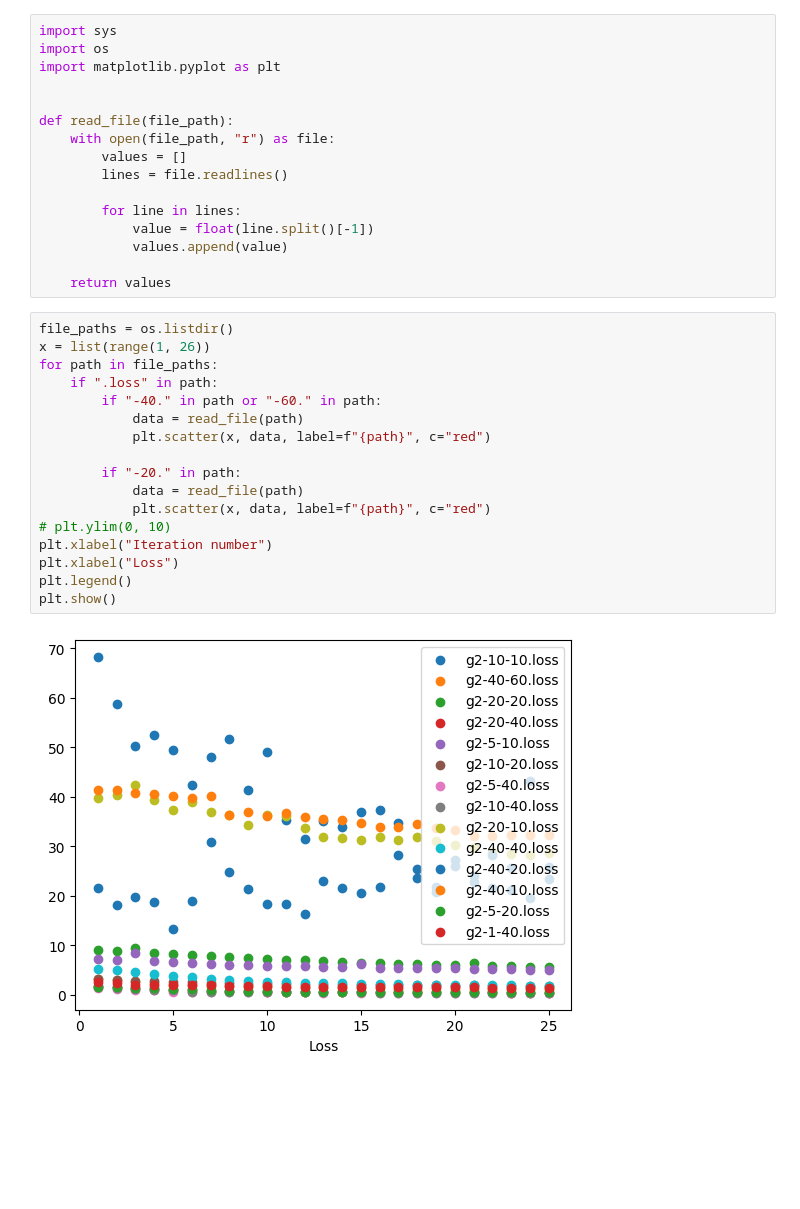
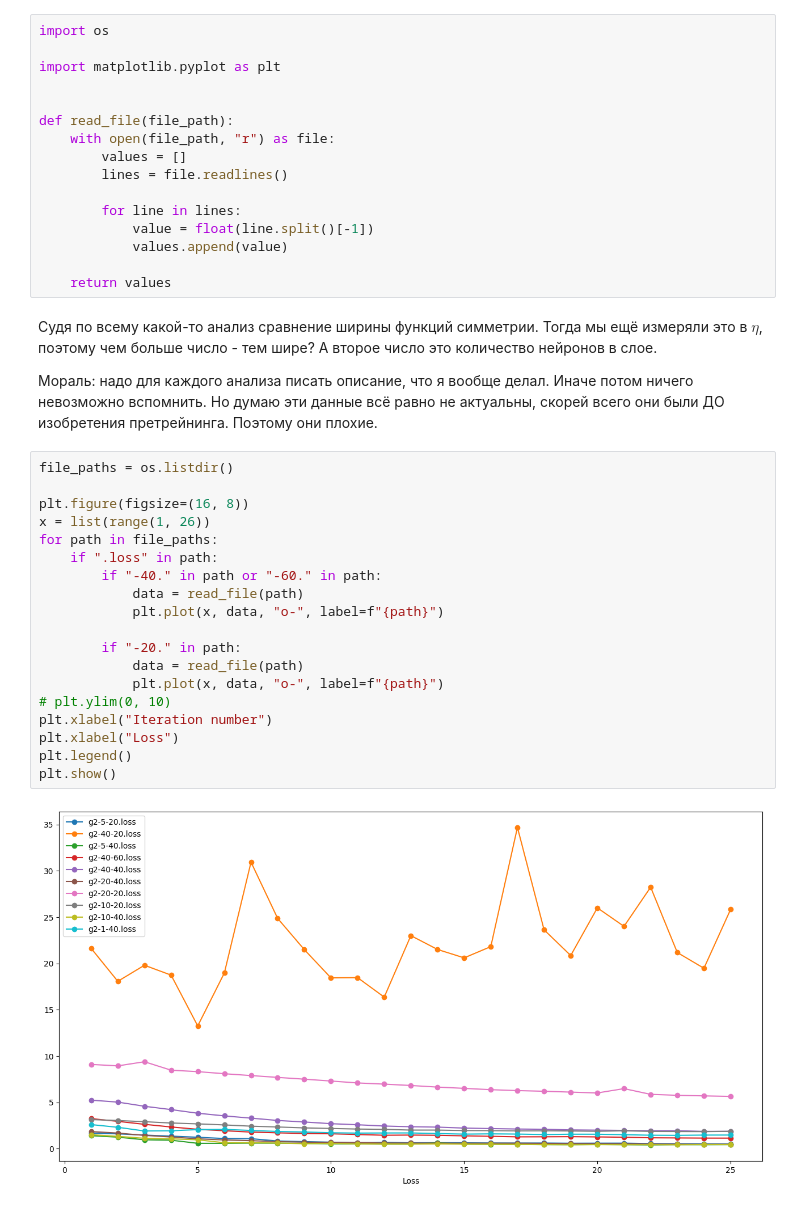
Before and after one commit to mposysoev/losses-plot, a Jupyter notebook: plots.ipynb, the cells around one changed output. Saved outputs shown, nothing was run; the diff lists cells and outputs as text; blank space fills up the shorter version.

```diff
--- a/plots.ipynb
+++ b/plots.ipynb
@@ -1,6 +1,6 @@
 # %%
-import sys
 import os
+
 import matplotlib.pyplot as plt
 
 
@@ -14,24 +14,30 @@ def read_file(file_path):
             values.append(value)
 
     return values
+# %% [markdown]
+Судя по всему какой-то анализ сравнение ширины функций симметрии. Тогда мы ещё измеряли это в $\eta$, поэтому чем больше число - тем шире? А второе число это количество нейронов в слое.
+
+Мораль: надо для каждого анализа писать описание, что я вообще делал. Иначе потом ничего невозможно вспомнить. Но думаю эти данные всё равно не актуальны, скорей всего они были ДО изобретения претрейнинга. Поэтому они плохие.
 # %%
 file_paths = os.listdir()
+
+plt.figure(figsize=(16, 8))
 x = list(range(1, 26))
 for path in file_paths:
     if ".loss" in path:
         if "-40." in path or "-60." in path:
             data = read_file(path)
-            plt.scatter(x, data, label=f"{path}", c="red")
+            plt.plot(x, data, "o-", label=f"{path}")
 
         if "-20." in path:
             data = read_file(path)
-            plt.scatter(x, data, label=f"{path}", c="red")
+            plt.plot(x, data, "o-", label=f"{path}")
 # plt.ylim(0, 10)
 plt.xlabel("Iteration number")
 plt.xlabel("Loss")
 plt.legend()
 plt.show()
 # %% [output]
-[figure, old version]
+[figure, new version]
 # %%
 file_paths = os.listdir()
```
Also changed, not shown: parts of 1 cell of this notebook.
